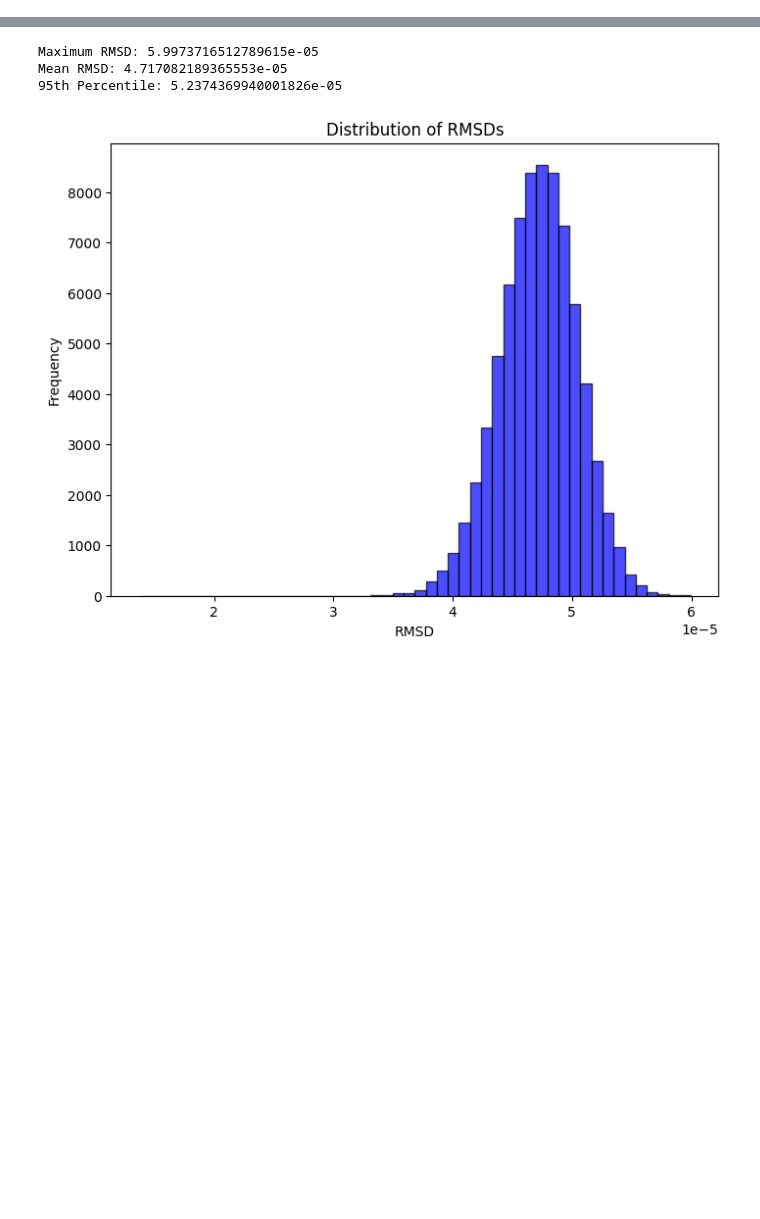
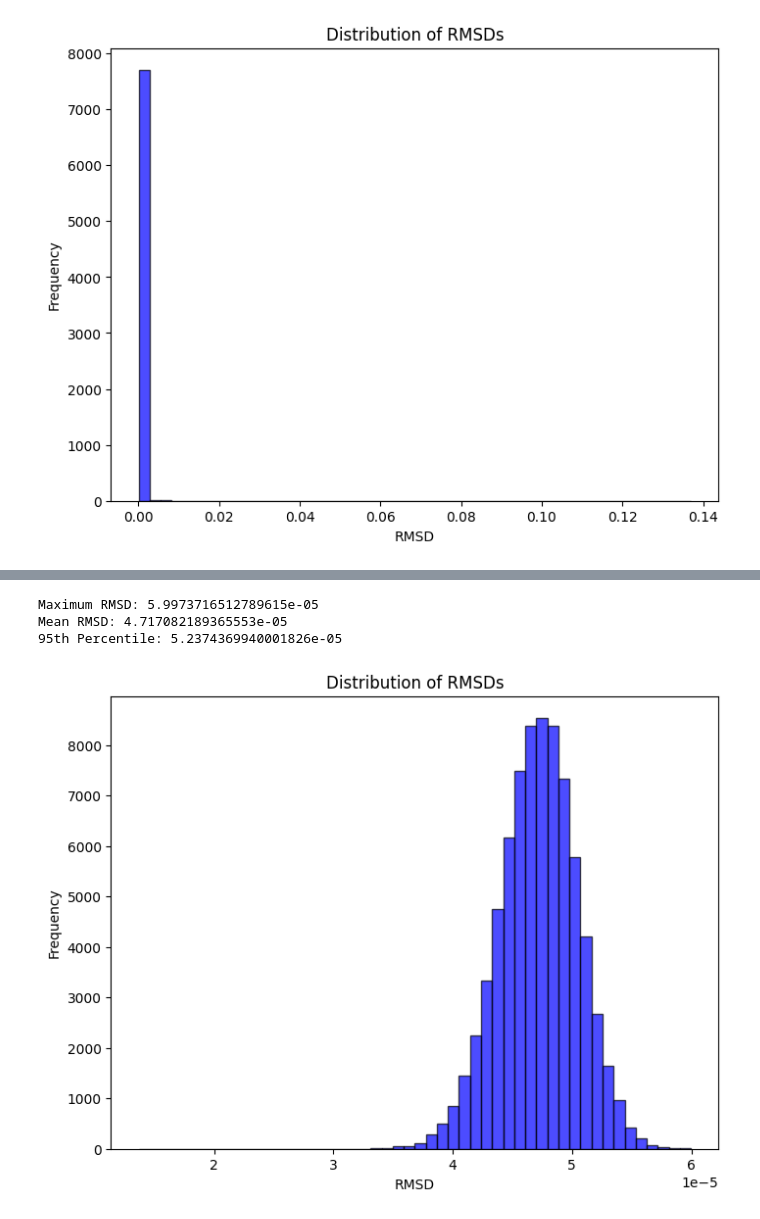
Before and after one commit to YerevaNN/3DMolGen, a Jupyter notebook: molgen3D/data_processing/statistics_comparison.ipynb, the cells around one changed output, grey strips where cells are left out. Saved outputs shown, nothing was run; the diff lists cells and outputs as text; code cells hidden in the pictures; blank space fills up the shorter version.

Commit message:
add spherical

```diff
--- a/molgen3D/data_processing/statistics_comparison.ipynb
+++ b/molgen3D/data_processing/statistics_comparison.ipynb
@@ -77,3 +101,18 @@ def stat_log(rmsds):
     plt.ylabel("Frequency")
     plt.title("Distribution of RMSDs")
     plt.show()
+# %%
+import numpy as np
+
+# Parameters for preprocessing
+raw_path = "/mnt/sxtn2/chem/GEOM_data/rdkit_folder"
+dest_folder_path = "geom"
+os.makedirs(dest_folder_path, exist_ok=True)
+
+indices_path = "/mnt/sxtn2/chem/GEOM_data/et_flow_indice/"
+embedding_type = "spherical"
+limit = 1000
+
+rmsds = validate(raw_path, dest_folder_path, indices_path, embedding_type, limit, precision=4)
+stat_log(np.sort(rmsds)[:-1])
+# %% [output]
@@ -80,3 +124,4 @@ def stat_log(rmsds):
+[figure, added]
 # %%
 # Parameters for preprocessing
 raw_path = "/mnt/sxtn2/chem/GEOM_data/rdkit_folder"
```
Also changed, not shown: parts of 6 cells of this notebook.
